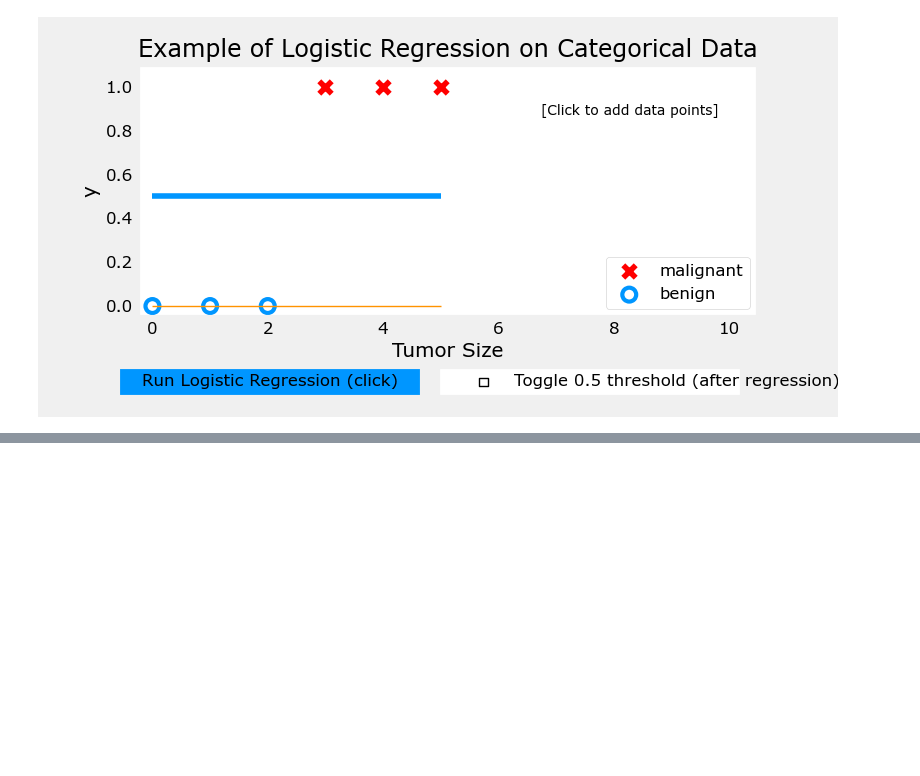
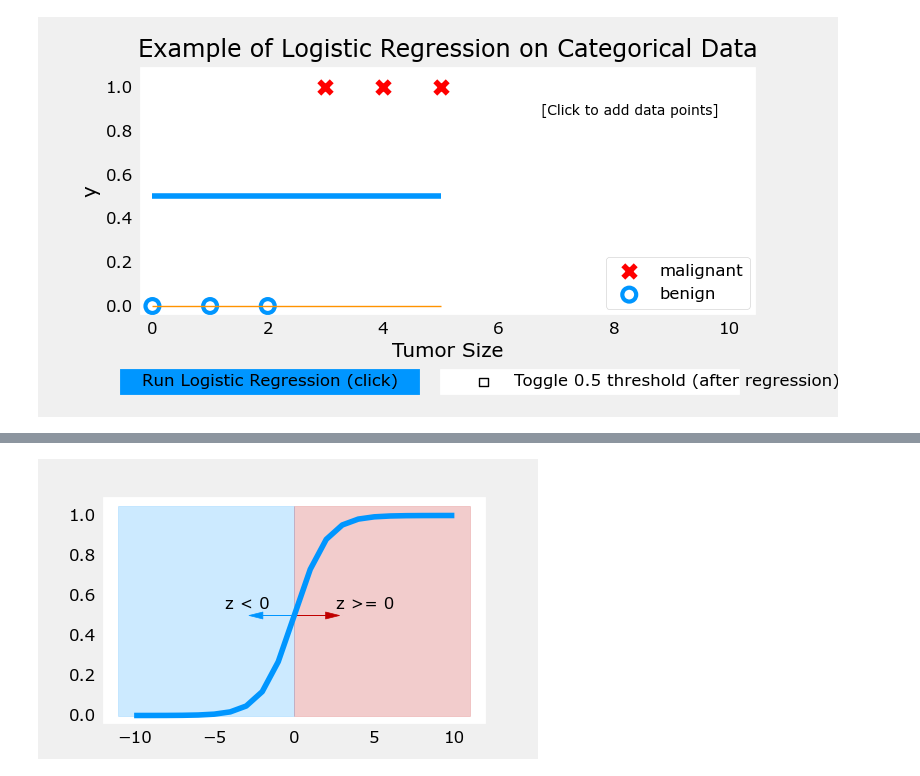
Before and after one commit to Sreesanth-e/ML, a Jupyter notebook: C1/Week_3_lab_02.ipynb, the cells around one changed output, grey strips where cells are left out. Saved outputs shown, nothing was run; the diff lists cells and outputs as text; code cells hidden in the pictures; blank space fills up the shorter version.

Commit message:
Logistic Regression Using Sigmoid Function

```diff
--- a/C1/Week_3_lab_02.ipynb
+++ b/C1/Week_3_lab_02.ipynb
@@ -78,0 +100,9 @@ addpt = plt_one_addpt_onclick(x_train,y_train,w_in,b_in , logistic=True)
+# %%
+z = np.arange(-10, 11)
+
+fig , ax = plt.subplots(1,1, figsize= (5,3))
+
+ax.plot(z,sigmoid(z))
+draw_vthresh(ax,0)
+# %% [output]
+[figure, added]
```
Also changed, not shown: parts of 5 cells of this notebook.
